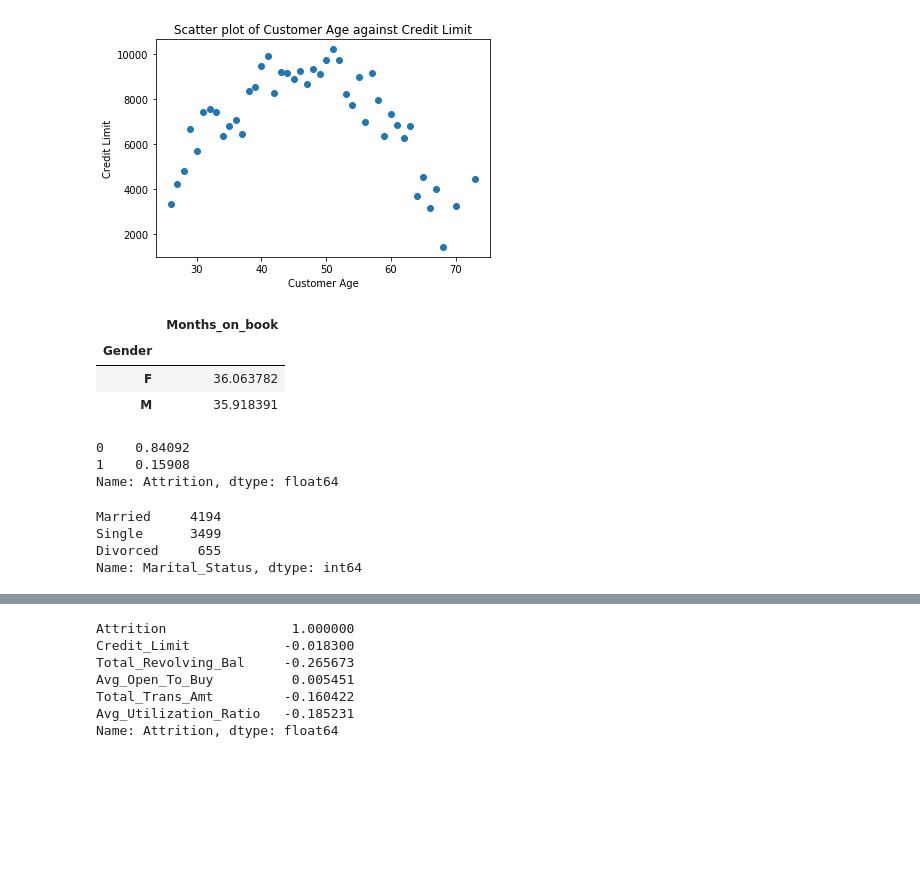
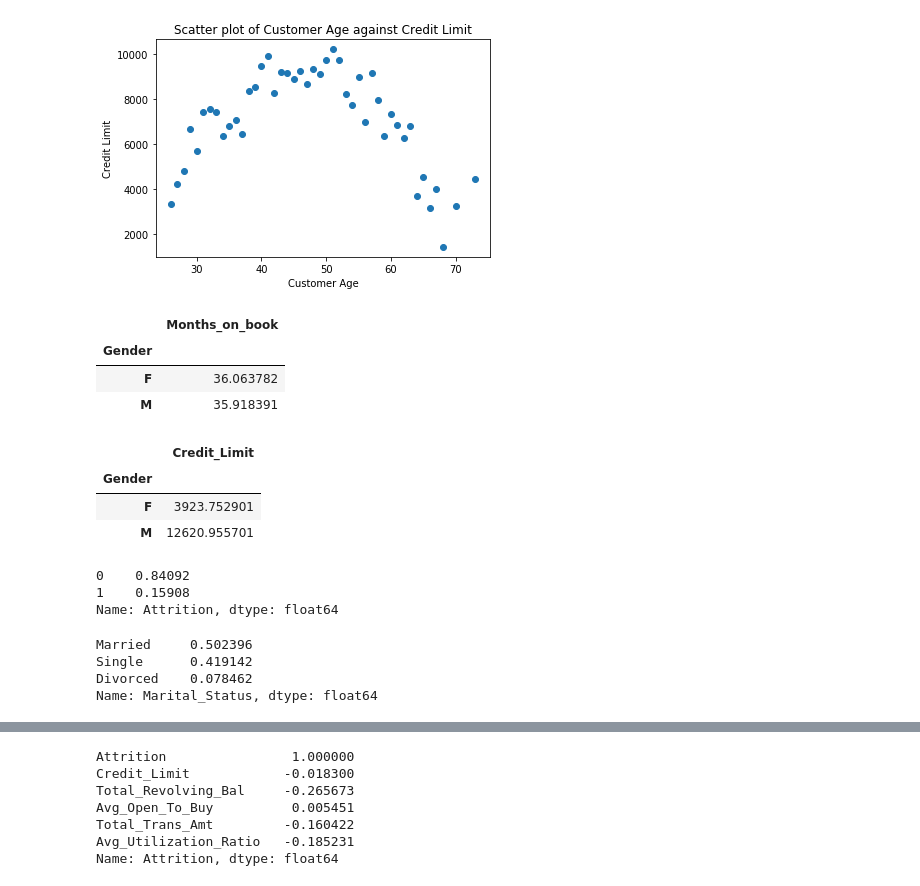
Before and after one commit to Ayomi-tech/Bank-Customers-and-Attrition., a Jupyter notebook: Bank_Churners.ipynb, the cells around one changed output, grey strips where cells are left out. Drawn from its saved outputs; the diff is of its cells as text; code cells hidden in the pictures; blank space fills up the shorter version.

```diff
--- a/Bank_Churners.ipynb
+++ b/Bank_Churners.ipynb
@@ -91,15 +102,21 @@ plt.show()
 # %% [output]
 [figure]
 # %%
-# to get the average of a column:
-#(card['Months_on_book']).mean()
+# to get the average months on book for both genders:
+pd.pivot_table(card, values='Months_on_book', index='Gender') # default function for 'values' is mean
+# %% [output]
+|  | Months_on_book |
+| Gender |  |
+| F | 36.063782 |
+| M | 35.918391 |
 # %%
-pd.pivot_table(card, values='Months_on_book', index='Gender') # default function for 'values' is mean
+# to get the average credit limit for both genders:
+pd.pivot_table(card, values='Credit_Limit', index='Gender') # default function for 'values' is mean
 # %% [output]
-|  | Months_on_book |
+|  | Credit_Limit |
 | Gender |  |
-| F | 36.063782 |
-| M | 35.918391 |
+| F | 3923.752901 |
+| M | 12620.955701 |
 # %%
 # to get the percentage of the existing and churned customers:
 card['Attrition'].value_counts(normalize=True)
@@ -107,13 +124,14 @@ card['Attrition'].value_counts(normalize=True)
 0    0.84092
 1    0.15908
 Name: Attrition, dtype: float64
-# %%
-card['Marital_Status'].value_counts()
-# %% [output]
-Married     4194
-Single      3499
-Divorced     655
-Name: Marital_Status, dtype: int64
+# %%
+# to get the percentage of the marital status of the customers:
+card['Marital_Status'].value_counts(normalize=True)
+# %% [output]
+Married     0.502396
+Single      0.419142
+Divorced    0.078462
+Name: Marital_Status, dtype: float64
 # %%
 # the correlation between 'Attrition' (DV)and the selected desired columns
 # (independent variables):
```
Also changed, not shown: parts of 49 cells of this notebook, 5 other files.
